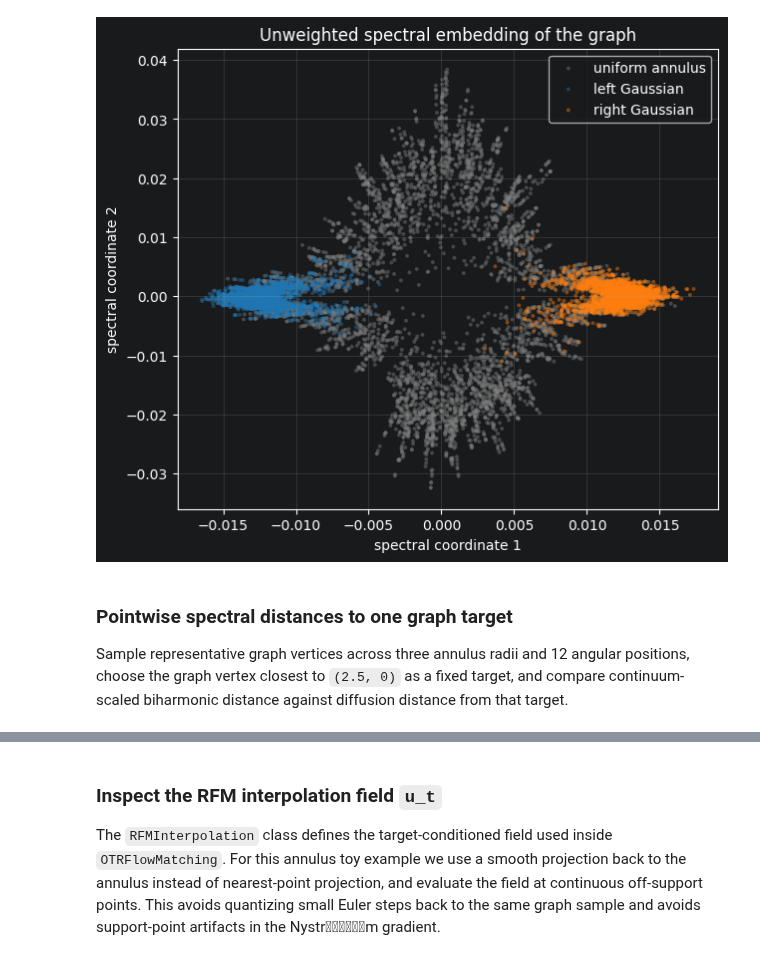
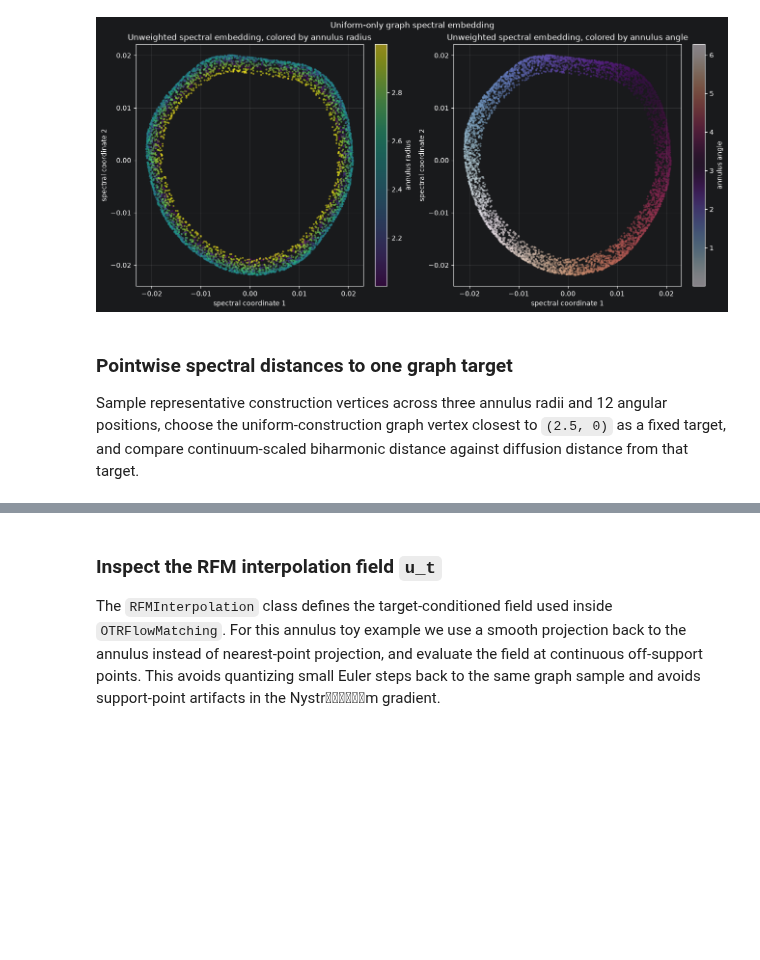
Before and after one commit to markuslaengst/CellFlow, a Jupyter notebook: docs/notebooks/riemannian_toy_example.ipynb, the cells around one changed output, grey strips where cells are left out. Saved outputs shown, nothing was run; the diff lists cells and outputs as text; code cells hidden in the pictures; blank space fills up the shorter version.

```diff
--- a/docs/notebooks/riemannian_toy_example.ipynb
+++ b/docs/notebooks/riemannian_toy_example.ipynb
@@ -115,5 +115,6 @@ We now follow the same pipeline as `riemannian_cell_flow.ipynb`: combine all gen
 # %%
 all_generated_points = np.vstack((points, gaussian_ring_points))
+construction_points = points.astype(np.float32)
 
 source_labels = np.concatenate(
     (
@@ -130,6 +131,8 @@ source_palette = {
 source_colors = np.array([source_palette[label] for label in source_labels])
 
 print("all_generated_points shape:", all_generated_points.shape)
+print("construction_points shape:", construction_points.shape)
+print("construction source: uniform annulus samples only")
 print("source counts:")
 for label in source_palette:
     print(f"  {label}: {np.sum(source_labels == label)}")
@@ -147,6 +150,15 @@ for label, color in source_palette.items():
         label=label,
     )
 
+ax.scatter(
+    construction_points[:, 0],
+    construction_points[:, 1],
+    s=10,
+    alpha=0.18,
+    edgecolors="none",
+    color="black",
+    label="used for graph/Nystroem construction",
+)
 ax.add_patch(
     plt.Circle((0, 0), inner_radius, fill=False, linestyle="--", color="tab:red", linewidth=2)
 )
@@ -156,7 +168,7 @@ ax.set_xlim(-3.3, 3.3)
 ax.set_ylim(-3.3, 3.3)
 ax.set_xlabel("x")
 ax.set_ylabel("y")
-ax.set_title("All generated datapoints on the annulus")
+ax.set_title("Generated datapoints and uniform-only construction set")
 ax.legend(loc="upper right")
 ax.grid(alpha=0.25)
 plt.show()
@@ -183,9 +197,9 @@ from cellflow.preprocessing._premetric import (
 )
 import jax.numpy as jnp
 
-knn_k = 10
+knn_k = 500
 W, sigma = build_knn_graph(
-    all_generated_points,
+    construction_points,
     k=knn_k,
     sigma=None,
     symmetrize="max",
@@ -193,6 +207,8 @@ W, sigma = build_knn_graph(
 )
 
 diag = W.diagonal()
+print("construction_points shape:", construction_points.shape)
+print("construction source: uniform annulus samples only")
 print("diagonal min:", diag.min())
 print("diagonal max:", diag.max())
 print("diagonal mean:", diag.mean())
@@ -313,7 +344,13 @@ Psi = spectral_embedding(
 ).astype(np.float32)
 Psi_norm = np.sum(Psi * Psi, axis=1)
 embedding_label = "unweighted" if spectral_weight_type == "none" else spectral_weight_type
+construction_radii = np.linalg.norm(construction_points, axis=1)
+construction_angles = np.mod(
+    np.arctan2(construction_points[:, 1], construction_points[:, 0]),
+    2.0 * np.pi,
+)
 
+print("construction_points shape:", construction_points.shape)
 print("raw eigenvalues:", raw_evals[: n_nontrivial_eigenvectors + 1])
 print("kept eigenvalues:", evals)
 print("spectral weight type:", spectral_weight_type)
@@ -321,23 +358,27 @@ print("spectral scale range:", (spectral_scale.min(), spectral_scale.max()))
 print("Psi shape:", Psi.shape)
 print("Psi norm range:", (Psi_norm.min(), Psi_norm.max()))
 
-fig, ax = plt.subplots(figsize=(7, 6))
-for label, color in source_palette.items():
-    mask = source_labels == label
-    ax.scatter(
-        Psi[mask, 0],
-        Psi[mask, 1],
+fig, axes = plt.subplots(1, 2, figsize=(13, 6), constrained_layout=True)
+panels = [
+    (axes[0], construction_radii, "viridis", "annulus radius"),
+    (axes[1], construction_angles, "twilight", "annulus angle"),
+]
+for ax, color_values, cmap, colorbar_label in panels:
+    scatter = ax.scatter(
+        Psi[:, 0],
+        Psi[:, 1],
+        c=color_values,
+        cmap=cmap,
         s=8,
-        alpha=0.45,
+        alpha=0.55,
         edgecolors="none",
-        color=color,
-        label=label,
     )
+    ax.set_xlabel("spectral coordinate 1")
+    ax.set_ylabel("spectral coordinate 2")
+    ax.set_title(f"{embedding_label.title()} spectral embedding, colored by {colorbar_label}")
+    ax.grid(alpha=0.25)
+    fig.colorbar(scatter, ax=ax, label=colorbar_label)
 
-ax.set_xlabel("spectral coordinate 1")
-ax.set_ylabel("spectral coordinate 2")
-ax.set_title(f"{embedding_label.title()} spectral embedding of the graph")
-ax.legend(loc="best")
-ax.grid(alpha=0.25)
+fig.suptitle("Uniform-only graph spectral embedding")
 plt.show()
 # %% [output]
@@ -361,7 +402,7 @@ Psi norm range: (np.float32(0.00038815368), np.float32(0.04793194))
-[figure, old version]
+[figure, new version]
 # %% [markdown]
 ### Pointwise spectral distances to one graph target
 
-Sample representative graph vertices across three annulus radii and 12 angular positions, choose the graph vertex closest to `(2.5, 0)` as a fixed target, and compare continuum-scaled biharmonic distance against diffusion distance from that target.
+Sample representative construction vertices across three annulus radii and 12 angular positions, choose the uniform-construction graph vertex closest to `(2.5, 0)` as a fixed target, and compare continuum-scaled biharmonic distance against diffusion distance from that target.
 # %%
 target_point = np.array([2.5, 0.0], dtype=np.float32)
```
Also changed, not shown: parts of 30 cells of this notebook, 1 other file.
